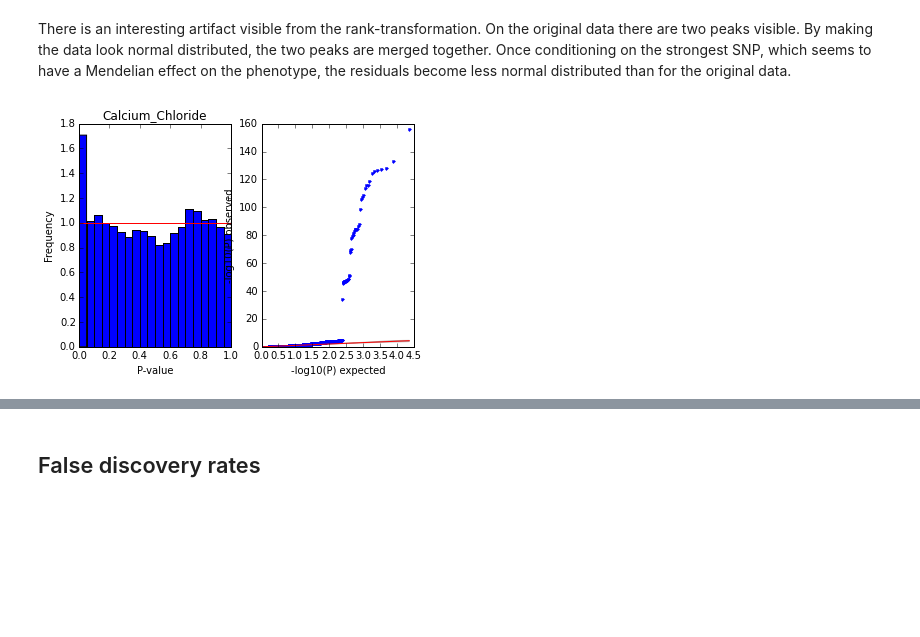
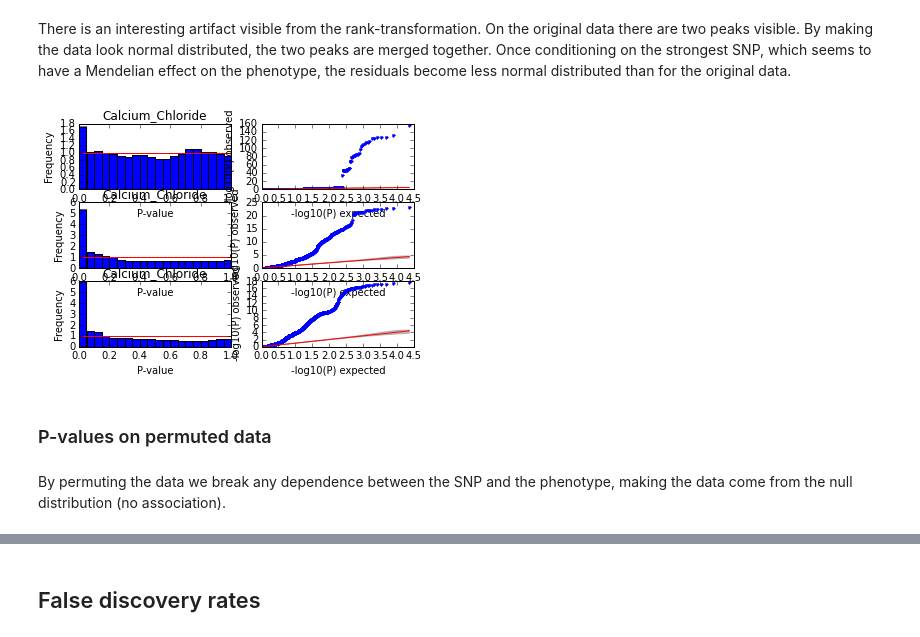
Before and after one commit to davismcc/embl_predocs_limix_tutorial_Nov2015, a Jupyter notebook: linear_regression_FDR/QTL_mapping1.ipynb, the cells around one changed output, grey strips where cells are left out. Cells and saved outputs as stored; diff of their text form; code cells hidden in the pictures; blank space fills up the shorter version.

```diff
--- a/linear_regression_FDR/QTL_mapping1.ipynb
+++ b/linear_regression_FDR/QTL_mapping1.ipynb
@@ -182,15 +188,44 @@ for ip, p_ID in enumerate(dataset.phenotype_ID[0:P_max]):
 # %% [markdown]
 There is an interesting artifact visible from the rank-transformation. On the original data there are two peaks visible. By making the data look normal distributed, the two peaks are merged together. Once conditioning on the strongest SNP, which seems to have a Mendelian effect on the phenotype, the residuals become less normal distributed than for the original data.
 # %%
+# PHENOTYPE 1
 # P-value histgrams
-pl.subplot(1,2,1)
+pl.subplot(3,2,1)
 pl.hist(pv[0],20,normed=True)
 pl.plot([0,1],[1,1],"r")
 pl.title("%s" % p_ID)
 pl.xlabel("P-value")
 pl.ylabel("Frequency")
+# QQplot
+pl.subplot(3,2,2)
+qqplot(pv[0])
 
-pl.subplot(1,2,2)
-qqplot(pv[0])
+# PHENOTYPE 2
+# P-value histgrams
+pl.subplot(3,2,3)
+pl.hist(pv[1],20,normed=True)
+pl.plot([0,1],[1,1],"r")
+pl.title("%s" % p_ID)
+pl.xlabel("P-value")
+pl.ylabel("Frequency")
+# QQplot
+pl.subplot(3,2,4)
+qqplot(pv[1])
+
+# PHENOTYPE 3
+# P-value histgrams
+pl.subplot(3,2,5)
+pl.hist(pv[2],20,normed=True)
+pl.plot([0,1],[1,1],"r")
+pl.title("%s" % p_ID)
+pl.xlabel("P-value")
+pl.ylabel("Frequency")
+# QQplot
+pl.subplot(3,2,6)
+qqplot(pv[2])
 # %% [output]
-[figure, old version]
+[figure, new version]
+# %% [markdown]
+### P-values on permuted data
+# %% [markdown]
+By permuting the data we break any dependence between the SNP and the phenotype, making the data come from the null distribution (no association).
```
Also changed, not shown: parts of 9 cells of this notebook, 3 other files.
